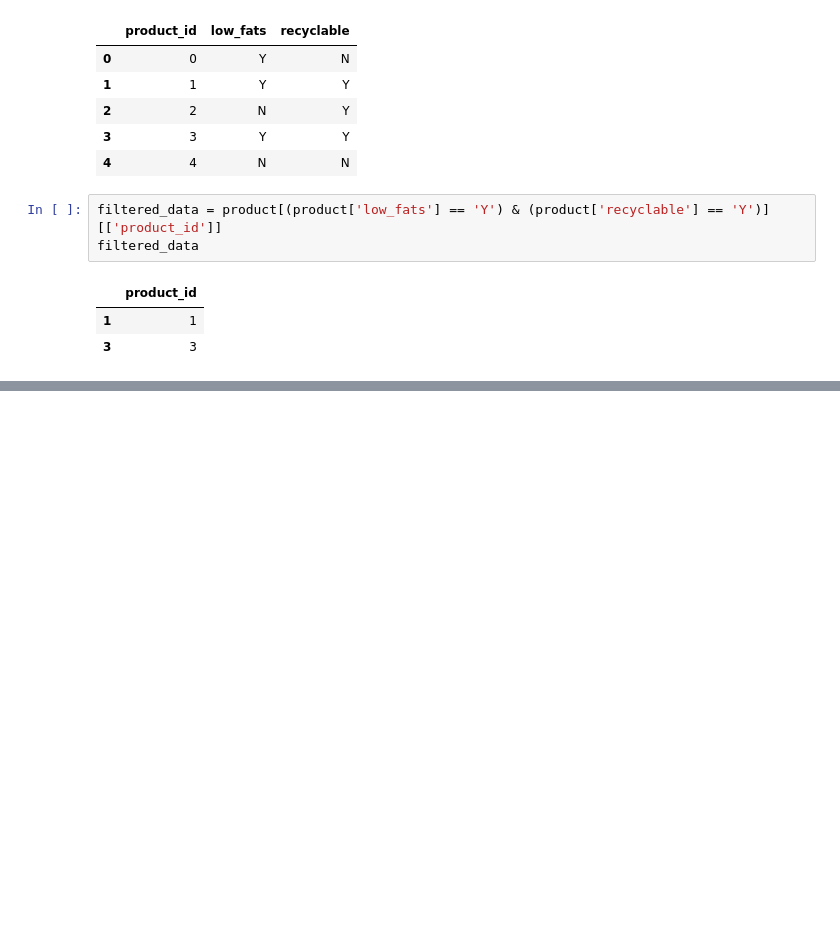
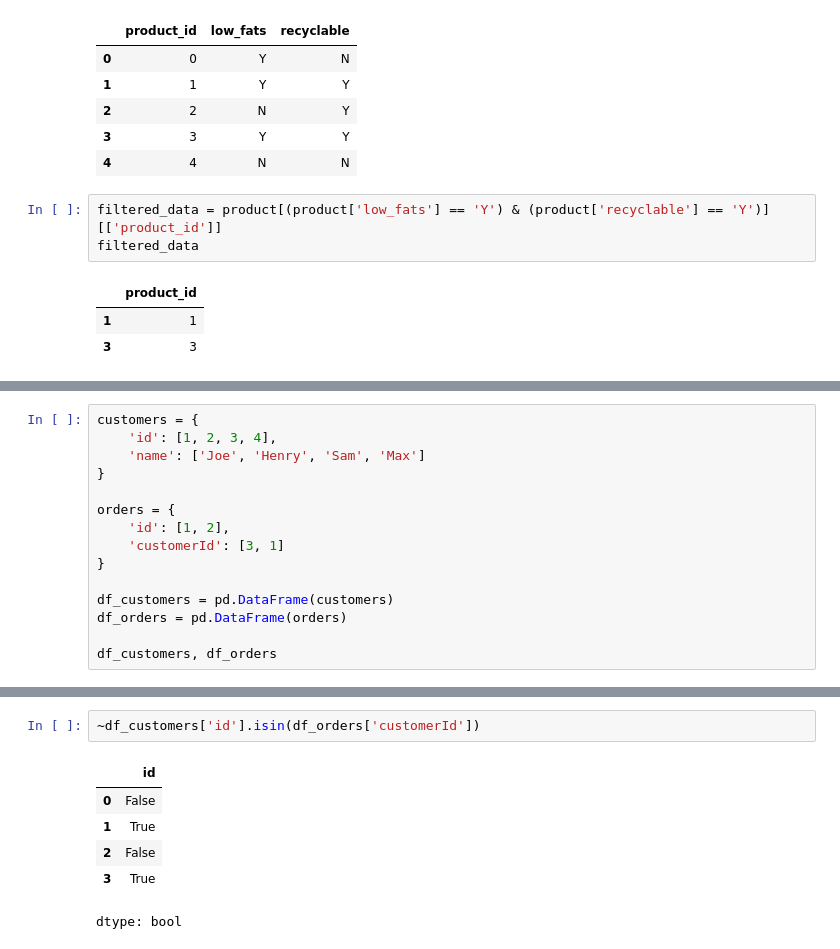
Before and after one commit to sayanarajasekhar/pandas, a Jupyter notebook: Leetcode_Pandas.ipynb, the cells around one changed output, grey strips where cells are left out. Cells and saved outputs as stored; diff of their text form; blank space fills up the shorter version.

```diff
--- a/Leetcode_Pandas.ipynb
+++ b/Leetcode_Pandas.ipynb
@@ -149,0 +208,15 @@ filtered_data
+# %%
+customers = {
+    'id': [1, 2, 3, 4],
+    'name': ['Joe', 'Henry', 'Sam', 'Max']
+}
+
+orders = {
+    'id': [1, 2],
+    'customerId': [3, 1]
+}
+
+df_customers = pd.DataFrame(customers)
+df_orders = pd.DataFrame(orders)
+
+df_customers, df_orders
@@ -149,0 +232,9 @@ filtered_data
+# %%
+~df_customers['id'].isin(df_orders['customerId'])
+# %% [output]
+|  | id |
+| 0 | False |
+| 1 | True |
+| 2 | False |
+| 3 | True |
+dtype: bool
```
Also changed, not shown: parts of 4 cells of this notebook.
